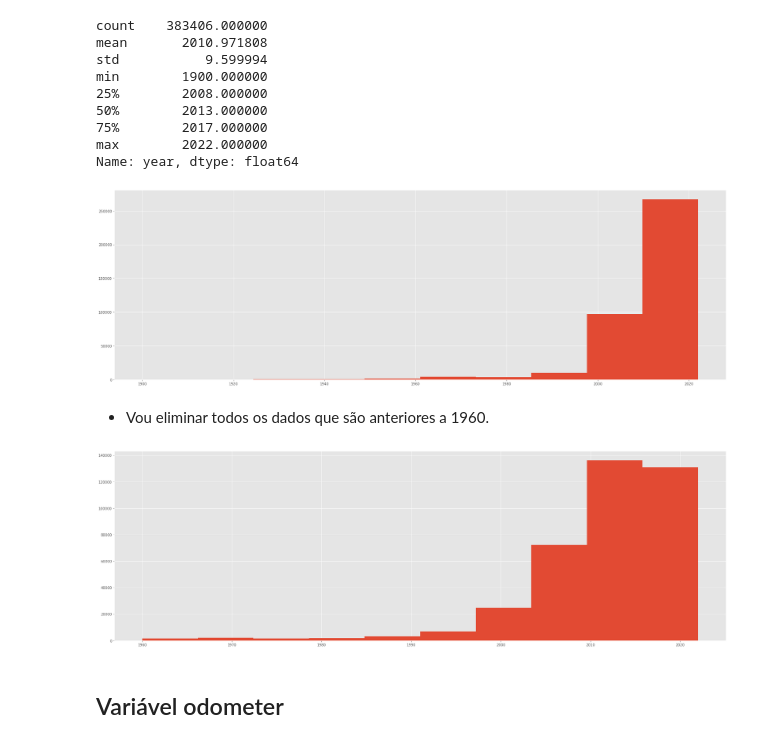
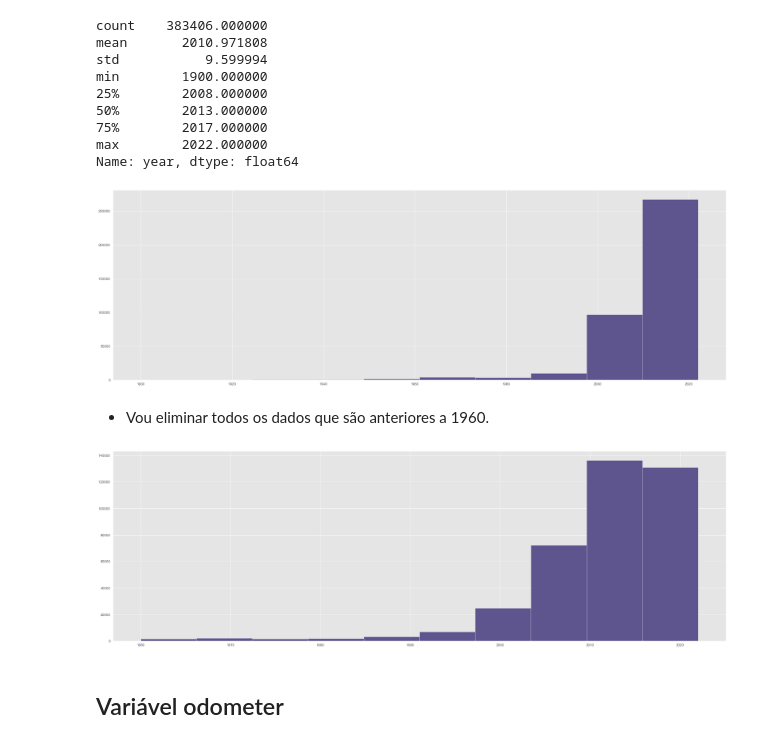
Before and after one commit to biancaportela/vendas_carros, a Jupyter notebook: limpeza.ipynb, the cells around one changed output. Cells and saved outputs as stored; diff of their text form; code cells hidden in the pictures.

Commit message:
imagens e readme

```diff
--- a/limpeza.ipynb
+++ b/limpeza.ipynb
@@ -89,4 +89,5 @@ msno.matrix(df)
 [figure]
 # %%
 msno.bar(df)
+sns.set_style("white")
 # %% [output]
@@ -293,21 +311,21 @@ min        1900.000000
 max        2022.000000
 Name: year, dtype: float64
 # %%
-df['year'].hist(figsize=(25, 8))
+df['year'].hist(figsize=(25, 8), color=['#5e548e'])
 plt.tight_layout()
 plt.show()
 # %% [output]
-[figure, old version]
+[figure, new version]
 # %% [markdown]
 - Vou eliminar todos os dados que são anteriores a 1960.
 # %%
 df = df[df['year'] >=1960]
 # %%
-df['year'].hist(figsize=(25, 8))
+df['year'].hist(figsize=(25, 8), color=['#5e548e'])
 plt.tight_layout()
 plt.show()
 # %% [output]
-[figure, old version]
+[figure, new version]
 # %% [markdown]
 ## Variável odometer
 # %%
```
Also changed, not shown: parts of 8 cells of this notebook, 18 other files.
